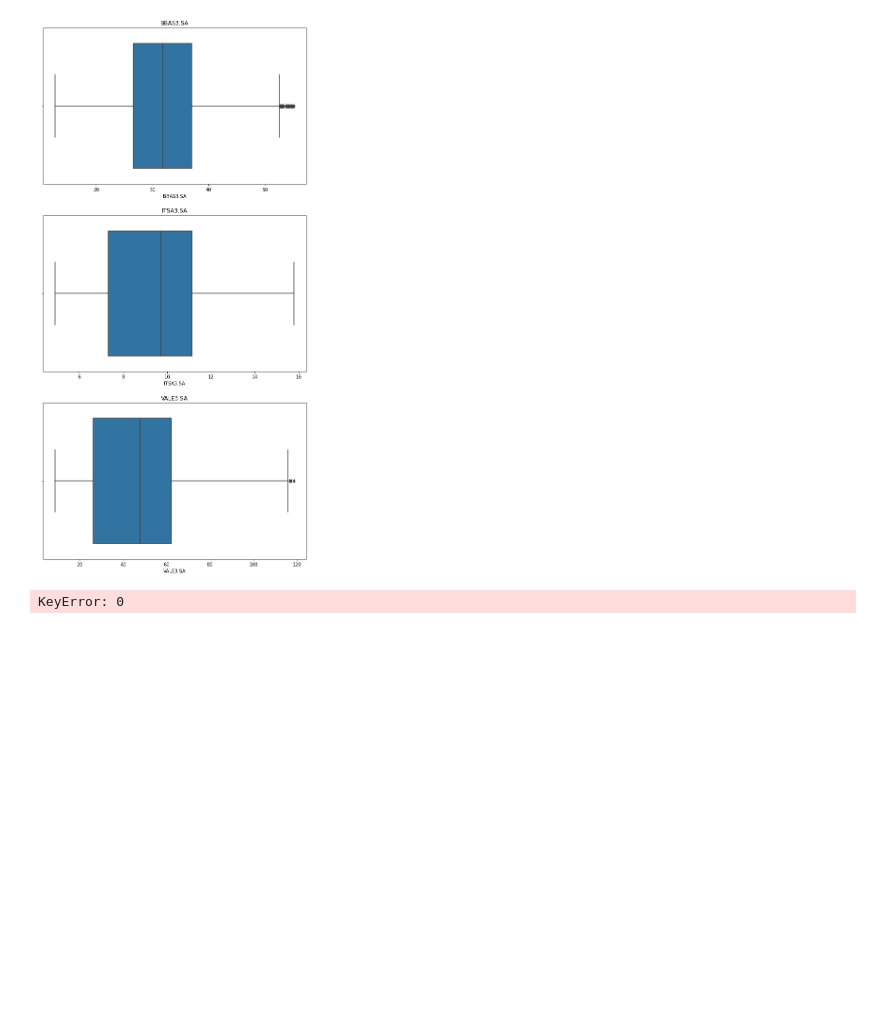
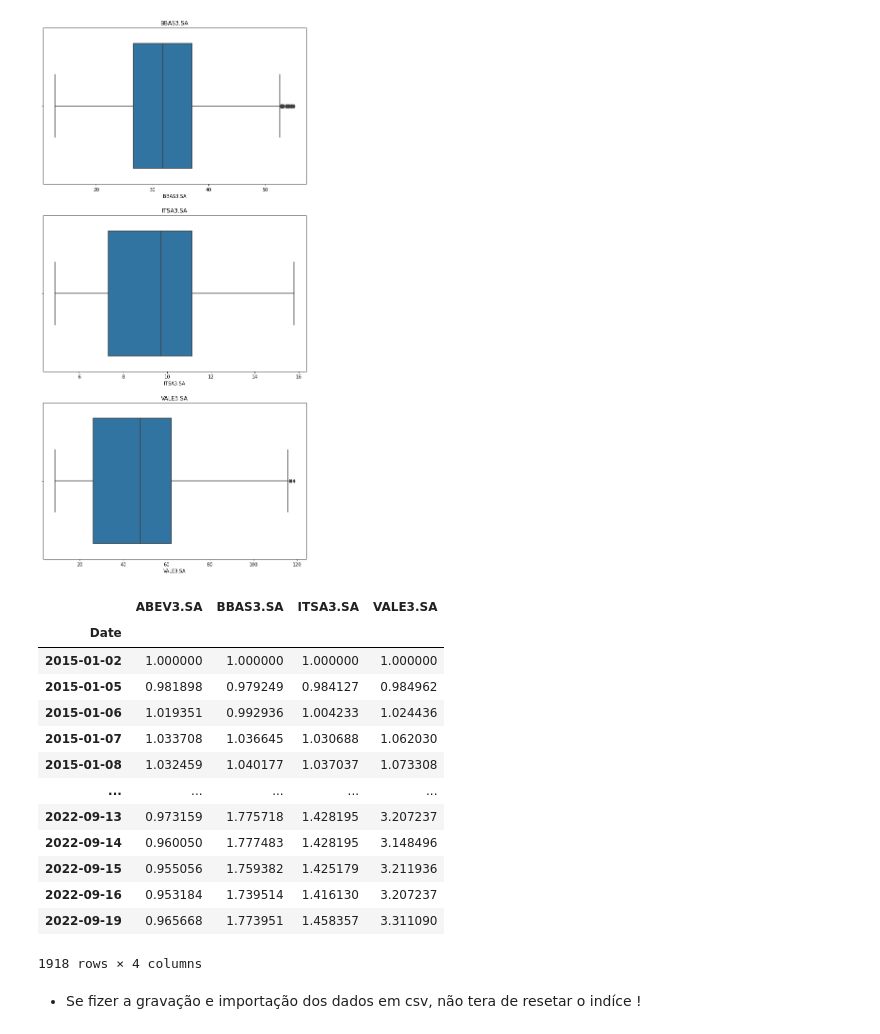
Before and after one commit to ibaldasso/Analise_de_acoes, a Jupyter notebook: acoes.ipynb, the cells around one changed output. Saved outputs shown, nothing was run; the diff lists cells and outputs as text; code cells hidden in the pictures; blank space fills up the shorter version.

```diff
--- a/acoes.ipynb
+++ b/acoes.ipynb
@@ -247,4 +244,23 @@ acoesn = [[acoesn[i] / acoesn[i][0]]for i in acoesn.columns[0:]]
-# %%
-acoes[0]
-# %% [output]
-KeyError: 0
+# %%
+# Normalizando os valores para compararmos as ações que apresentaram maior rentabilidade.
+acoesn = acoes.copy()
+for acao in acoes.columns:
+  acoesn[acao] = acoesn[acao] / acoesn[acao][0]
+# %%
+# Visualizando os dados.
+acoesn
+# %% [output]
+|  | ABEV3.SA | BBAS3.SA | ITSA3.SA | VALE3.SA |
+| Date |  |  |  |  |
+| 2015-01-02 | 1.000000 | 1.000000 | 1.000000 | 1.000000 |
+| 2015-01-05 | 0.981898 | 0.979249 | 0.984127 | 0.984962 |
+| 2015-01-06 | 1.019351 | 0.992936 | 1.004233 | 1.024436 |
+| 2015-01-07 | 1.033708 | 1.036645 | 1.030688 | 1.062030 |
+| 2015-01-08 | 1.032459 | 1.040177 | 1.037037 | 1.073308 |
+| ... | ... | ... | ... | ... |
+| 2022-09-13 | 0.973159 | 1.775718 | 1.428195 | 3.207237 |
+| 2022-09-14 | 0.960050 | 1.777483 | 1.428195 | 3.148496 |
+| 2022-09-15 | 0.955056 | 1.759382 | 1.425179 | 3.211936 |
+| 2022-09-16 | 0.953184 | 1.739514 | 1.416130 | 3.207237 |
+| 2022-09-19 | 0.965668 | 1.773951 | 1.458357 | 3.311090 |
+1918 rows × 4 columns
@@ -250,0 +270,2 @@ KeyError: 0
+# %% [markdown]
+* Se fizer a gravação e importação dos dados em csv, não tera de resetar o indíce !
```
Also changed, not shown: parts of 15 cells of this notebook.
